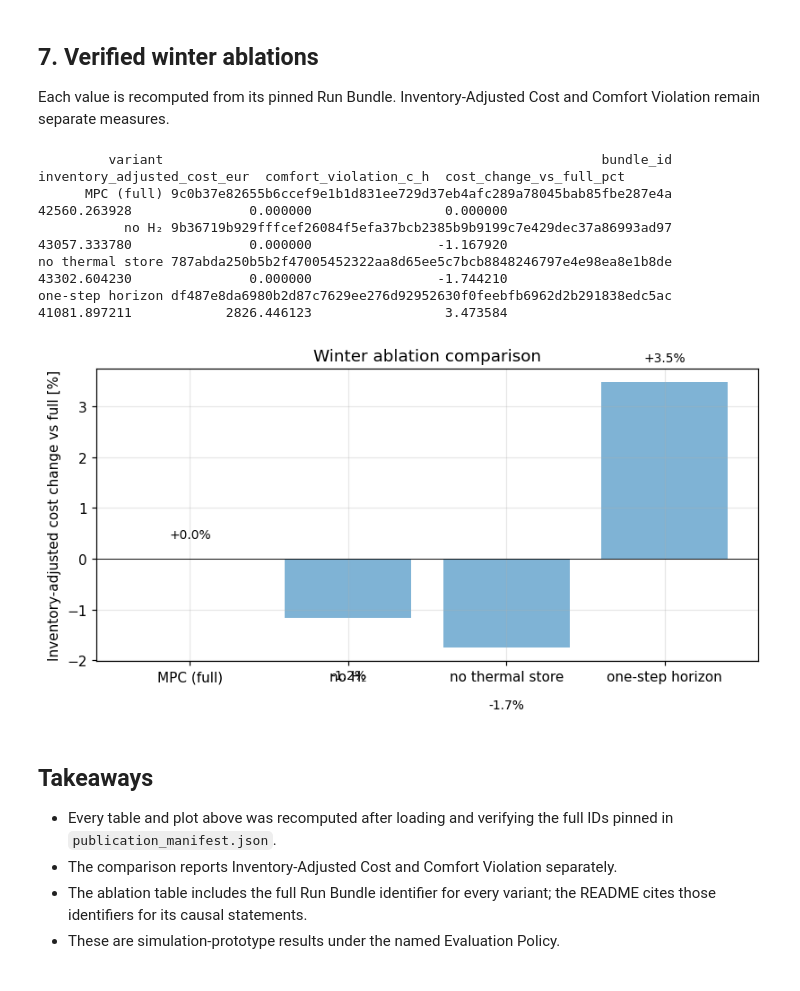
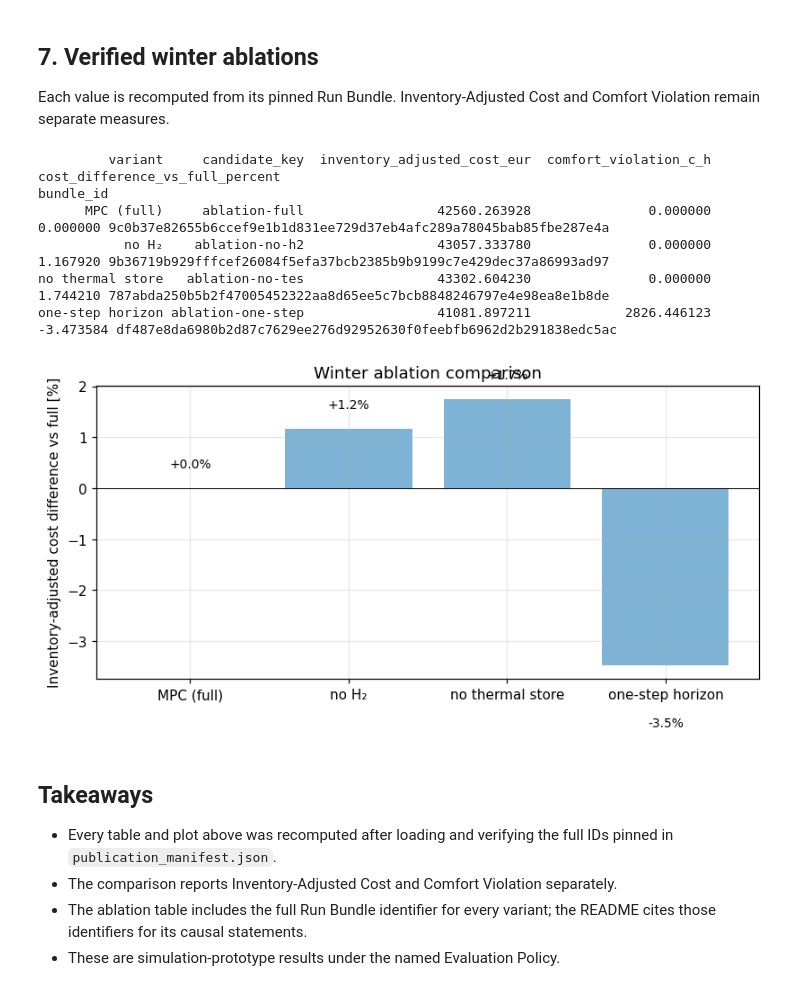
Before and after one commit to victoronwuanaku/greenhouse-energy-hub, a Jupyter notebook: notebooks/results_analysis.ipynb, the cells around one changed output. Drawn from its saved outputs; the diff is of its cells as text; code cells hidden in the pictures.

Commit message:
fix: complete publication evidence migration

```diff
--- a/notebooks/results_analysis.ipynb
+++ b/notebooks/results_analysis.ipynb
@@ -140,29 +140,24 @@ ax.xaxis.set_major_formatter(mdates.DateFormatter('%b %d')); fig.autofmt_xdate()
 ## 7. Verified winter ablations
 Each value is recomputed from its pinned Run Bundle. Inventory-Adjusted Cost and Comfort Violation remain separate measures.
 # %%
-ablation_order = [('MPC (full)', 'full'), ('no H₂', 'no-h2'), ('no thermal store', 'no-tes'), ('one-step horizon', 'one-step')]
-full_cost = nominal(ablation_bundles['full'][2], 'inventory_adjusted_cost_eur')
-abl = pd.DataFrame([
-    {'variant': label, 'bundle_id': ablation_bundles[key][0].identifier, 'inventory_adjusted_cost_eur': nominal(ablation_bundles[key][2], 'inventory_adjusted_cost_eur'), 'comfort_violation_c_h': nominal(ablation_bundles[key][2], 'comfort_violation_c_h')}
-    for label, key in ablation_order
-])
-abl['cost_change_vs_full_pct'] = abl['inventory_adjusted_cost_eur'].map(lambda cost: saving_percent(full_cost, cost))
+abl = pd.DataFrame(publication_ablation_rows(evidence.summaries))
+abl['bundle_id'] = abl['candidate_key'].map(evidence.candidates)
 print(abl.to_string(index=False))
 fig, ax = plt.subplots(figsize=(7.5, 4))
-bars = ax.bar(abl['variant'], abl['cost_change_vs_full_pct'], color=['#2166ac'] + ['#7fb3d5'] * (len(abl) - 1))
+bars = ax.bar(abl['variant'], abl['cost_difference_vs_full_percent'], color=['#2166ac'] + ['#7fb3d5'] * (len(abl) - 1))
 ax.axhline(0, color='k', lw=0.6)
-ax.set_ylabel('Inventory-adjusted cost change vs full [%]')
+ax.set_ylabel('Inventory-adjusted cost difference vs full [%]')
 ax.set_title('Winter ablation comparison')
-for bar, value in zip(bars, abl['cost_change_vs_full_pct']):
+for bar, value in zip(bars, abl['cost_difference_vs_full_percent']):
     ax.text(bar.get_x() + bar.get_width() / 2, value + (0.4 if value >= 0 else -1.2), f'{value:+.1f}%', ha='center', fontsize=9)
 fig.tight_layout(); plt.show()
 # %% [output]
-         variant                                                        bundle_id  inventory_adjusted_cost_eur  comfort_violation_c_h  cost_change_vs_full_pct
-      MPC (full) 9c0b37e82655b6ccef9e1b1d831ee729d37eb4afc289a78045bab85fbe287e4a                 42560.263928               0.000000                 0.000000
-           no H₂ 9b36719b929fffcef26084f5efa37bcb2385b9b9199c7e429dec37a86993ad97                 43057.333780               0.000000                -1.167920
-no thermal store 787abda250b5b2f47005452322aa8d65ee5c7bcb8848246797e4e98ea8e1b8de                 43302.604230               0.000000                -1.744210
-one-step horizon df487e8da6980b2d87c7629ee276d92952630f0feebfb6962d2b291838edc5ac                 41081.897211            2826.446123                 3.473584
+         variant     candidate_key  inventory_adjusted_cost_eur  comfort_violation_c_h  cost_difference_vs_full_percent                                                        bundle_id
+      MPC (full)     ablation-full                 42560.263928               0.000000                         0.000000 9c0b37e82655b6ccef9e1b1d831ee729d37eb4afc289a78045bab85fbe287e4a
+           no H₂    ablation-no-h2                 43057.333780               0.000000                         1.167920 9b36719b929fffcef26084f5efa37bcb2385b9b9199c7e429dec37a86993ad97
+no thermal store   ablation-no-tes                 43302.604230               0.000000                         1.744210 787abda250b5b2f47005452322aa8d65ee5c7bcb8848246797e4e98ea8e1b8de
+one-step horizon ablation-one-step                 41081.897211            2826.446123                        -3.473584 df487e8da6980b2d87c7629ee276d92952630f0feebfb6962d2b291838edc5ac
-[figure, old version]
+[figure, new version]
 # %% [markdown]
 ## Takeaways
 
```
Also changed, not shown: parts of 2 cells of this notebook, 6 other files.
